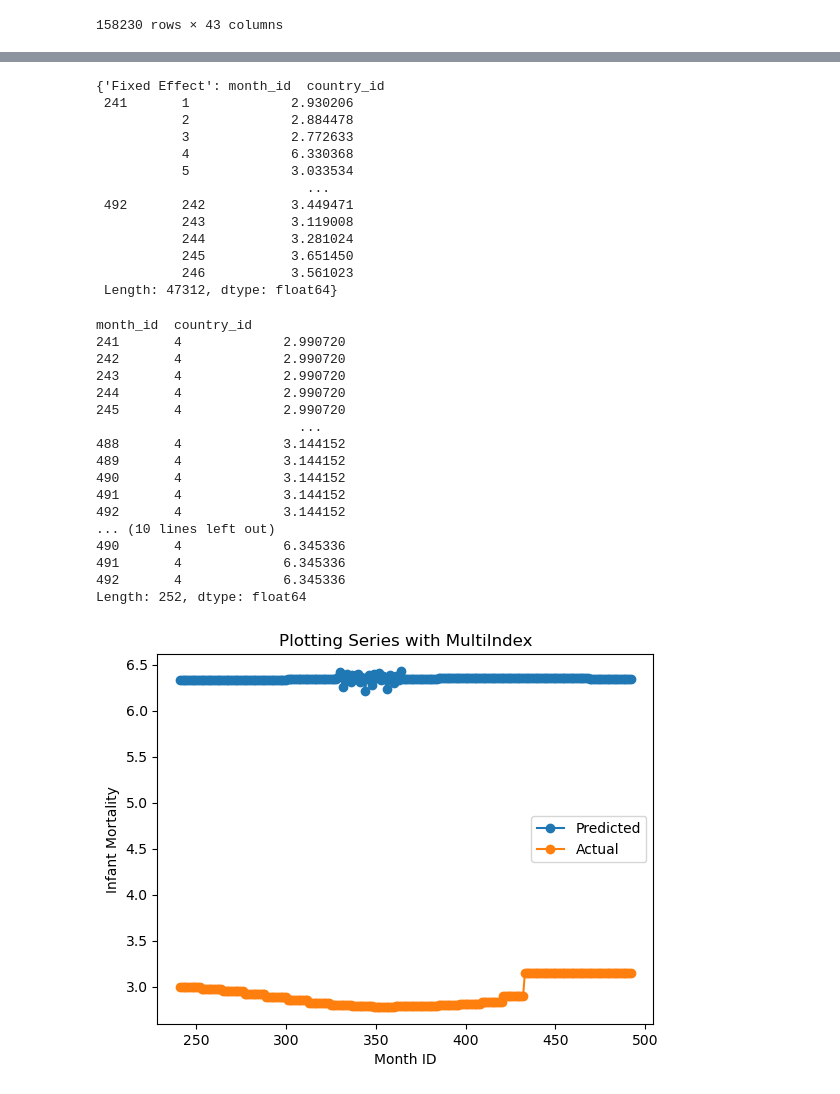
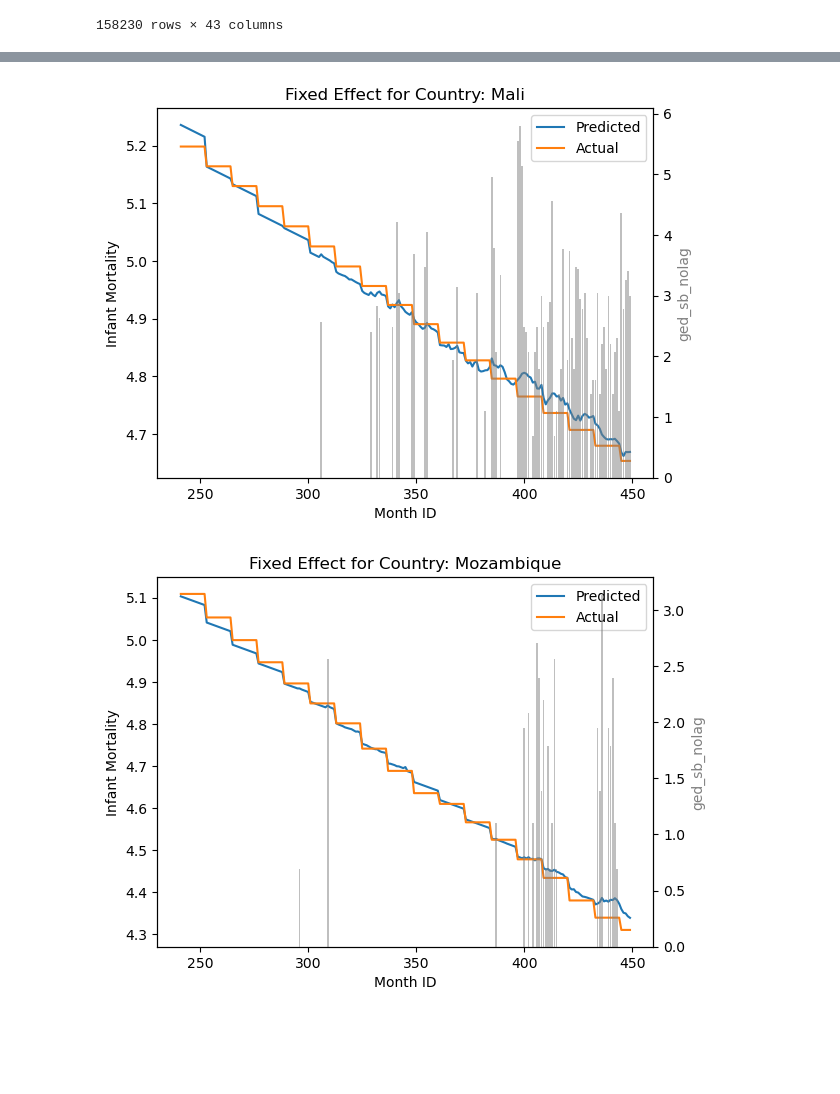
Before and after one commit to prio-data/Monthly-to-Annually-Link, a Jupyter notebook: test-class copy.ipynb, the cells around one changed output, grey strips where cells are left out. Drawn from its saved outputs; the diff is of its cells as text; code cells hidden in the pictures; blank space fills up the shorter version.

```diff
--- a/test-class copy.ipynb
+++ b/test-class copy.ipynb
@@ -256,0 +277,3 @@ data1.predictions
+# %%
+for country_id in [50,162,47,214,69,246]:
+    data1.plot_time_series_regression(independent_variable, dependent_variable, 'Fixed Effect',country_id,'ged_sb_nolag')
@@ -273,2 +303,2 @@ data1.predictions
 # %%
-df_train = df.query('month_id > 240 & month_id <=492')
+df_train = MonthToAnnualRegression(df.query('month_id > 240 & month_id < 450'))
@@ -341,37 +343,6 @@ data2.data
-# %%
-data2.predictions
-# %% [output]
-{'Fixed Effect': month_id  country_id
- 241       1             2.930206
-           2             2.884478
-           3             2.772633
-           4             6.330368
-           5             3.033534
-                           ...
- 492       242           3.449471
-           243           3.119008
-           244           3.281024
-           245           3.651450
-           246           3.561023
- Length: 47312, dtype: float64}
-# %%
-data2.plot_time_series_regression(independent_variable, dependent_variable, 'Fixed Effect', 4)
-# %% [output]
-month_id  country_id
-241       4             2.990720
-242       4             2.990720
-243       4             2.990720
-244       4             2.990720
-245       4             2.990720
-                          ...
-488       4             3.144152
-489       4             3.144152
-490       4             3.144152
-491       4             3.144152
-492       4             3.144152
-... (10 lines left out)
-490       4             6.345336
-491       4             6.345336
-492       4             6.345336
-Length: 252, dtype: float64
-[figure, removed]
+# %%
+for country_id in [50, 162, 47, 214, 69, 246]:
+    df_train.plot_time_series_regression(independent_variable, dependent_variable, 'Fixed Effect', country_id,'ged_sb_nolag')
+# %% [output]
+[figure, added]
+[figure, added]
```
Also changed, not shown: parts of 20 cells of this notebook.
